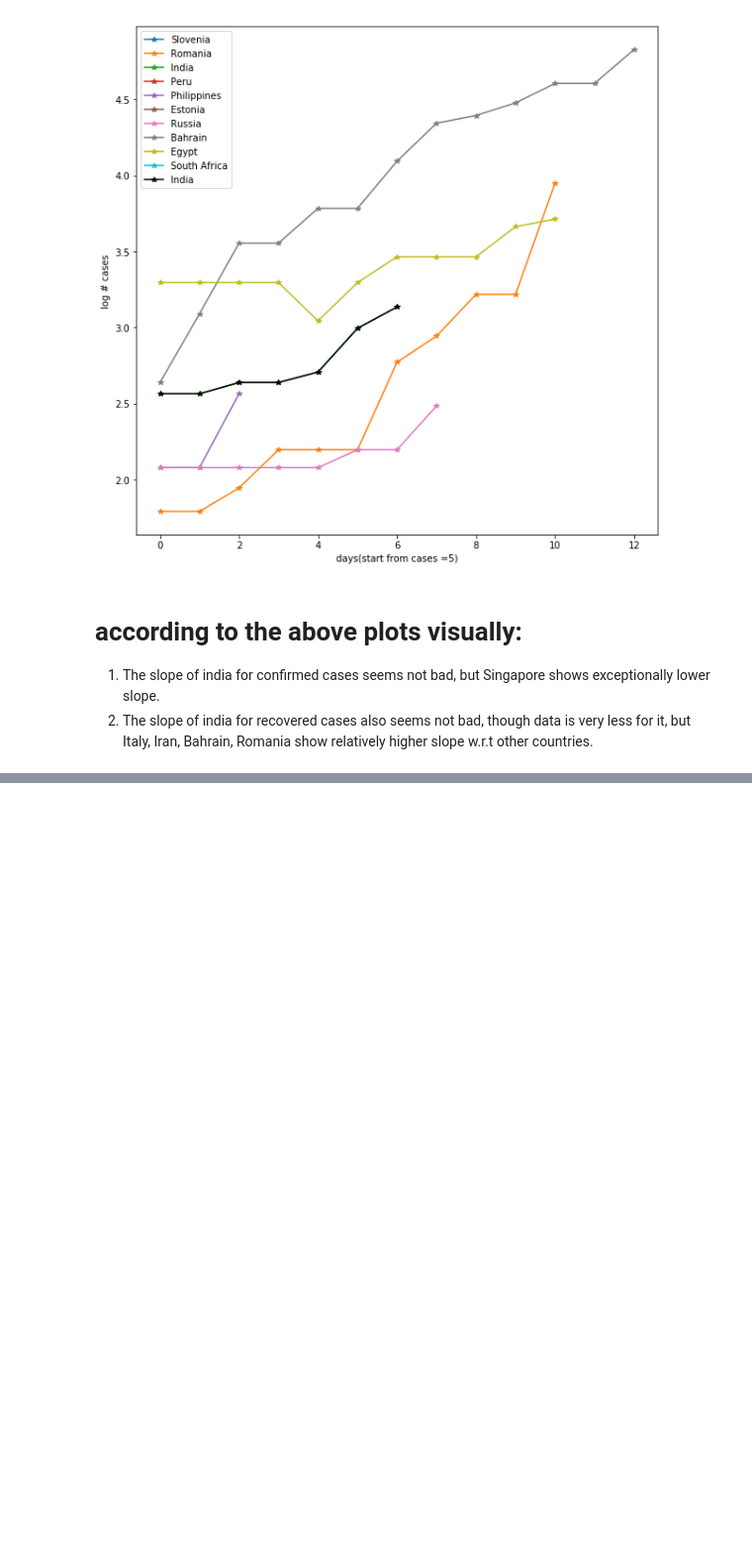
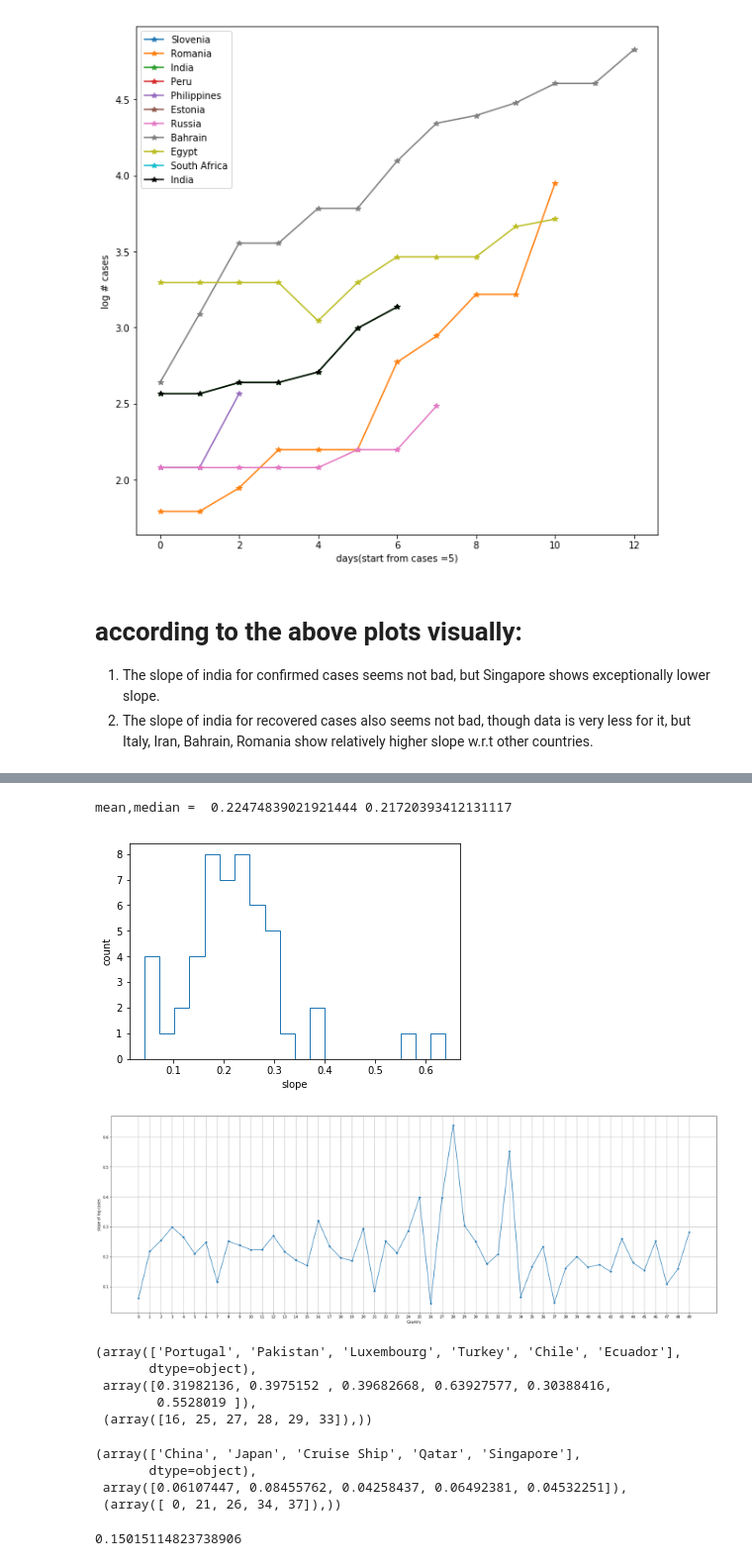
Before and after one commit to srashtig/covid-19-icts, a Jupyter notebook: analysis.ipynb, the cells around one changed output, grey strips where cells are left out. Shown at 99% size. Cells and saved outputs as stored; diff of their text form; code cells hidden in the pictures; blank space fills up the shorter version.

```diff
--- a/analysis.ipynb
+++ b/analysis.ipynb
@@ -179,0 +201,53 @@ recovered_cases
+# %%
+def calc_slopes(confirmed_mat,thr=3,guess=1):
+    slopes=np.zeros(50)
+    for i in range(50):
+        idx=np.where(confirmed_mat[i,:]>=thr)[0]
+        y = np.log(confirmed_mat[i,idx.T])
+        if len(y)>0:
+            x = np.arange(len(y))
+            z = np.polyfit(x, y, guess)
+            slopes[i]=z[0]
+            p = np.poly1d(z)
+        #fit = p(x)
+    plt.figure()
+    plt.hist(slopes,20,histtype='step')
+    plt.xlabel('slope')
+    plt.ylabel('count')
+    print('mean,median = ',slopes.mean(),np.median(slopes))
+    plt.figure(figsize=(30,10))
+    plt.plot(slopes,'*-')
+    plt.xticks(np.arange(0,50))
+    plt.xlabel("Country")
+    plt.ylabel("slope of log cases")
+    plt.grid()
+
+    return slopes
+# %%
+slopes=calc_slopes(confirmed_mat,thr=50)
+# %% [output]
+mean,median =  0.22474839021921444 0.21720393412131117
+[figure, added]
+[figure, added]
+# %%
+# high confirmed cases spread rate countries
+top_affected_countries[slopes>0.3], slopes[slopes>0.3],np.where(slopes>0.3),
+# %% [output]
+(array(['Portugal', 'Pakistan', 'Luxembourg', 'Turkey', 'Chile', 'Ecuador'],
+       dtype=object),
+ array([0.31982136, 0.3975152 , 0.39682668, 0.63927577, 0.30388416,
+        0.5528019 ]),
+ (array([16, 25, 27, 28, 29, 33]),))
+# %%
+# low confirmed cases spread rate countries
+top_affected_countries[slopes<0.1], slopes[slopes<0.1], np.where(slopes<0.1)
+# %% [output]
+(array(['China', 'Japan', 'Cruise Ship', 'Qatar', 'Singapore'],
+       dtype=object),
+ array([0.06107447, 0.08455762, 0.04258437, 0.06492381, 0.04532251]),
+ (array([ 0, 21, 26, 34, 37]),))
+# %%
+# current confirmed cases slope of india
+slopes[42]
+# %% [output]
+0.15015114823738906
```
Also changed, not shown: parts of 5 cells of this notebook.
